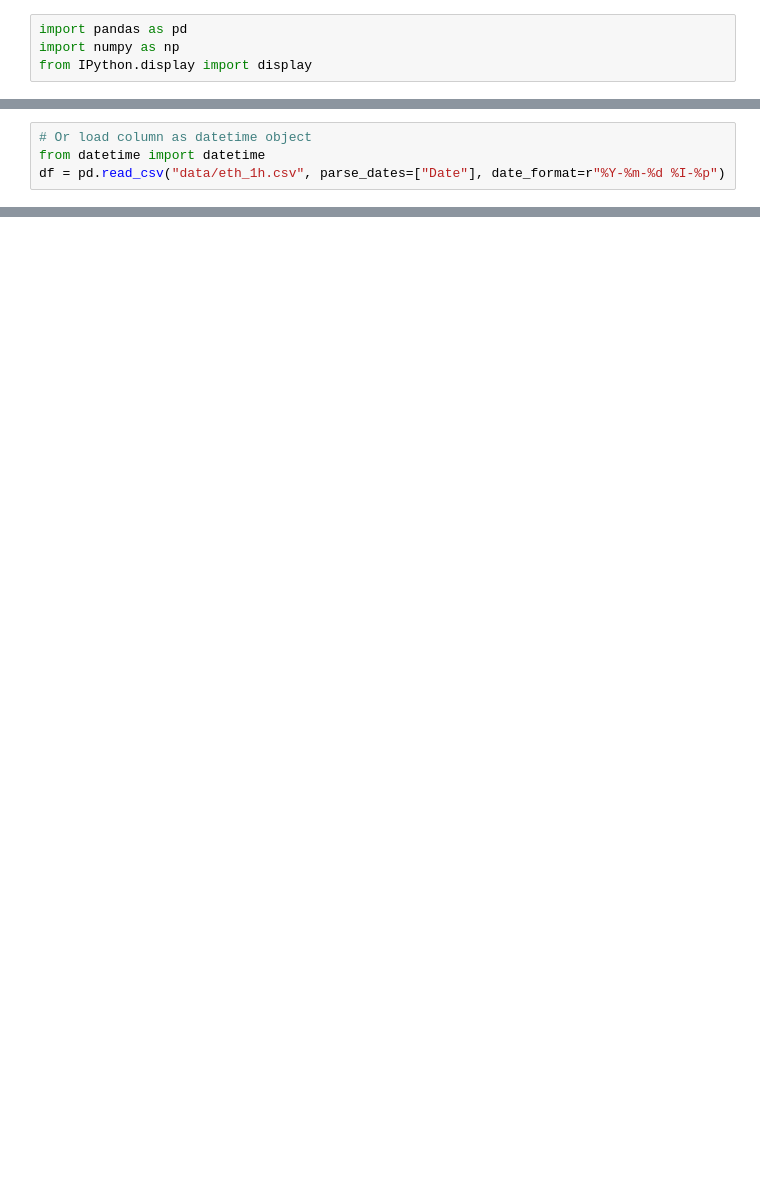
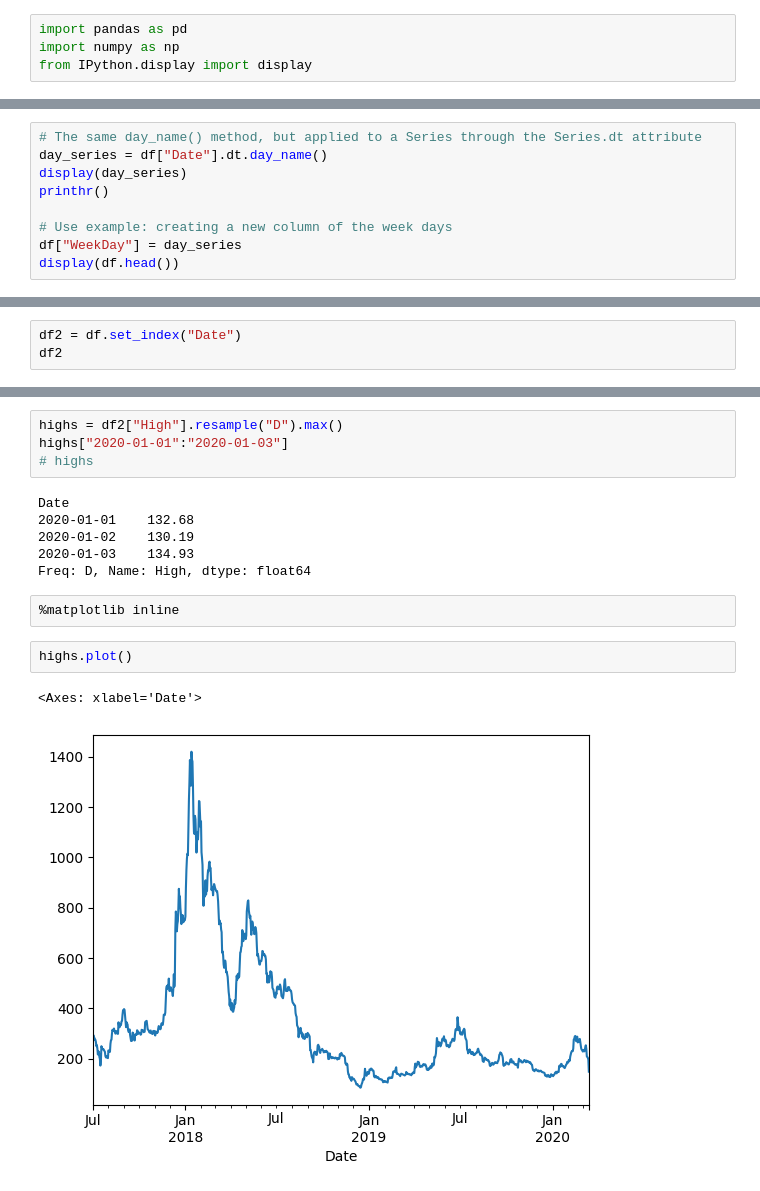
Before and after one commit to thandora/pandas-notes, a Jupyter notebook: pandas_10a.ipynb, the cells around one changed output, grey strips where cells are left out. Cells and saved outputs as stored; diff of their text form; blank space fills up the shorter version.

Commit message:
Add notes and various examples

```diff
--- a/pandas_10a.ipynb
+++ b/pandas_10a.ipynb
@@ -38,4 +21,0 @@ dtype: object
-# %%
-# Or load column as datetime object
-from datetime import datetime
-df = pd.read_csv("data/eth_1h.csv", parse_dates=["Date"], date_format=r"%Y-%m-%d %I-%p")
@@ -52,0 +117,9 @@ dtype: object
+# %%
+# The same day_name() method, but applied to a Series through the Series.dt attribute
+day_series = df["Date"].dt.day_name()
+display(day_series)
+printhr()
+
+# Use example: creating a new column of the week days
+df["WeekDay"] = day_series
+display(df.head())
@@ -52,0 +189,3 @@ dtype: object
+# %%
+df2 = df.set_index("Date")
+df2
@@ -52,0 +252,17 @@ dtype: object
+# %%
+highs = df2["High"].resample("D").max()
+highs["2020-01-01":"2020-01-03"]
+# highs
+# %% [output]
+Date
+2020-01-01    132.68
+2020-01-02    130.19
+2020-01-03    134.93
+Freq: D, Name: High, dtype: float64
+# %%
+%matplotlib inline
+# %%
+highs.plot()
+# %% [output]
+<Axes: xlabel='Date'>
+[figure, added]
```
Also changed, not shown: parts of 26 cells of this notebook.
